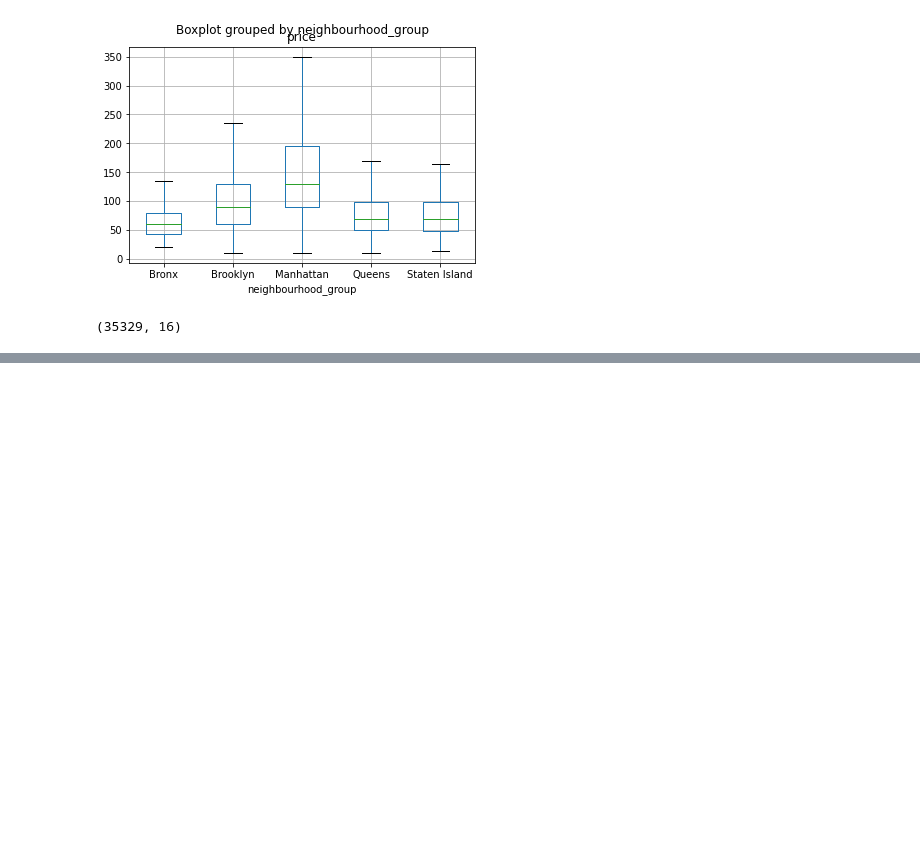
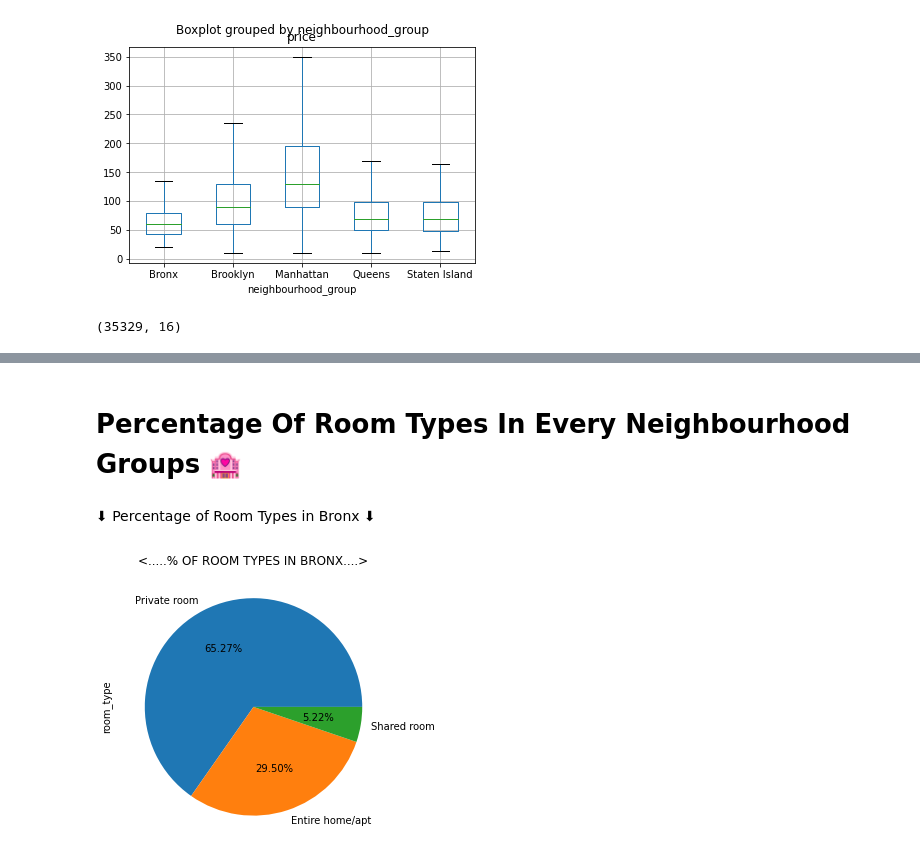
Before and after one commit to DevOps-With-Mantresh/EDA-Airbnb, a Jupyter notebook: EDA_of_Airbnb.ipynb, the cells around one changed output, grey strips where cells are left out. Drawn from its saved outputs; the diff is of its cells as text; code cells hidden in the pictures; blank space fills up the shorter version.

```diff
--- a/EDA_of_Airbnb.ipynb
+++ b/EDA_of_Airbnb.ipynb
@@ -328,0 +384,14 @@ bnb_df.shape
+# %%
+#This Code of Line Is Used To Change The Length And Width Of The Plots, Charts and Graphs
+plt.rcParams['figure.figsize'] = (10,5)
+# %% [markdown]
+# Percentage Of Room Types In Every Neighbourhood Groups 🏩
+# %% [markdown]
+⬇ Percentage of Room Types in Bronx ⬇
+# %%
+bronx = bnb_df[bnb_df['neighbourhood_group']=='Bronx']
+(bronx['room_type'].value_counts(normalize=True)*100).plot.pie(radius = 1, autopct = '%0.2f%%')
+plt.title('<.....% OF ROOM TYPES IN BRONX....>')
+plt.show()
+# %% [output]
+[figure, added]
```
Also changed, not shown: parts of 24 cells of this notebook.
